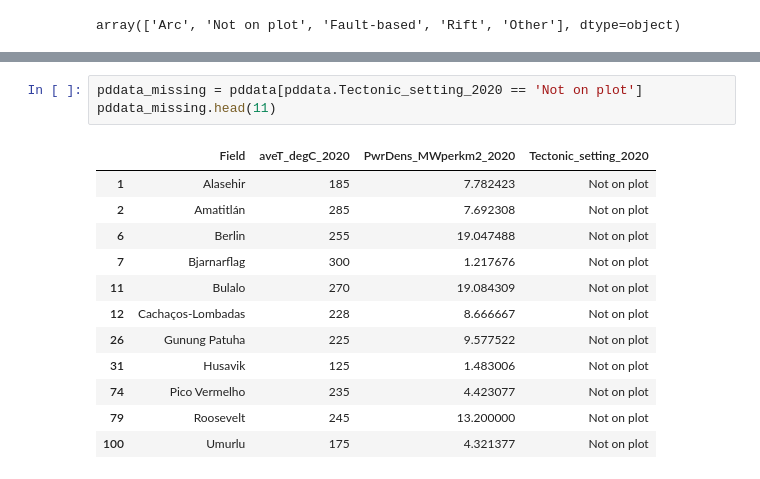
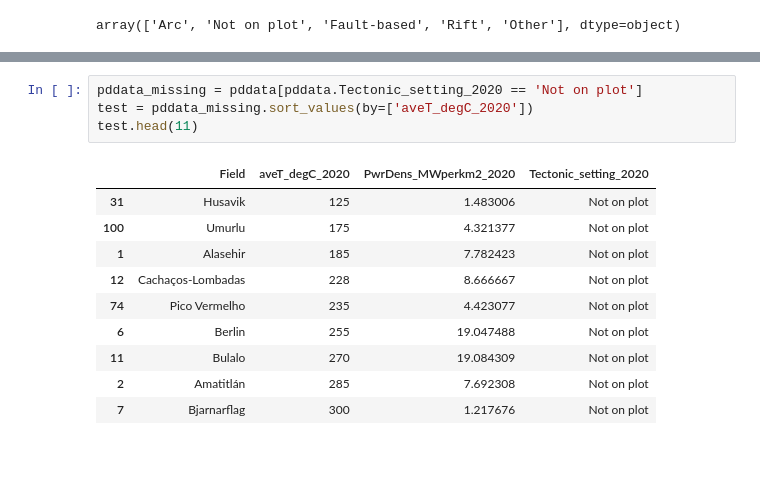
Before and after one commit to Geothermal-Resource-Capacity/Power-Density, a Jupyter notebook: notebooks/Power-density-data.ipynb, the cells around one changed output, grey strips where cells are left out. Cells and saved outputs as stored; diff of their text form.

```diff
--- a/notebooks/Power-density-data.ipynb
+++ b/notebooks/Power-density-data.ipynb
@@ -114,16 +102,15 @@ pddata_other.head(12)
 # %%
 pddata_missing = pddata[pddata.Tectonic_setting_2020 == 'Not on plot']
-pddata_missing.head(11)
+test = pddata_missing.sort_values(by=['aveT_degC_2020'])
+test.head(11)
 # %% [output]
 |  | Field | aveT_degC_2020 | PwrDens_MWperkm2_2020 | Tectonic_setting_2020 |
+| 31 | Husavik | 125 | 1.483006 | Not on plot |
+| 100 | Umurlu | 175 | 4.321377 | Not on plot |
 | 1 | Alasehir | 185 | 7.782423 | Not on plot |
+| 12 | Cachaços-Lombadas | 228 | 8.666667 | Not on plot |
+| 74 | Pico Vermelho | 235 | 4.423077 | Not on plot |
+| 6 | Berlin | 255 | 19.047488 | Not on plot |
+| 11 | Bulalo | 270 | 19.084309 | Not on plot |
 | 2 | Amatitlán | 285 | 7.692308 | Not on plot |
-| 6 | Berlin | 255 | 19.047488 | Not on plot |
 | 7 | Bjarnarflag | 300 | 1.217676 | Not on plot |
-| 11 | Bulalo | 270 | 19.084309 | Not on plot |
-| 12 | Cachaços-Lombadas | 228 | 8.666667 | Not on plot |
-| 26 | Gunung Patuha | 225 | 9.577522 | Not on plot |
-| 31 | Husavik | 125 | 1.483006 | Not on plot |
-| 74 | Pico Vermelho | 235 | 4.423077 | Not on plot |
-| 79 | Roosevelt | 245 | 13.200000 | Not on plot |
-| 100 | Umurlu | 175 | 4.321377 | Not on plot |
```
Also changed, not shown: parts of 3 cells of this notebook, 1 other file.
